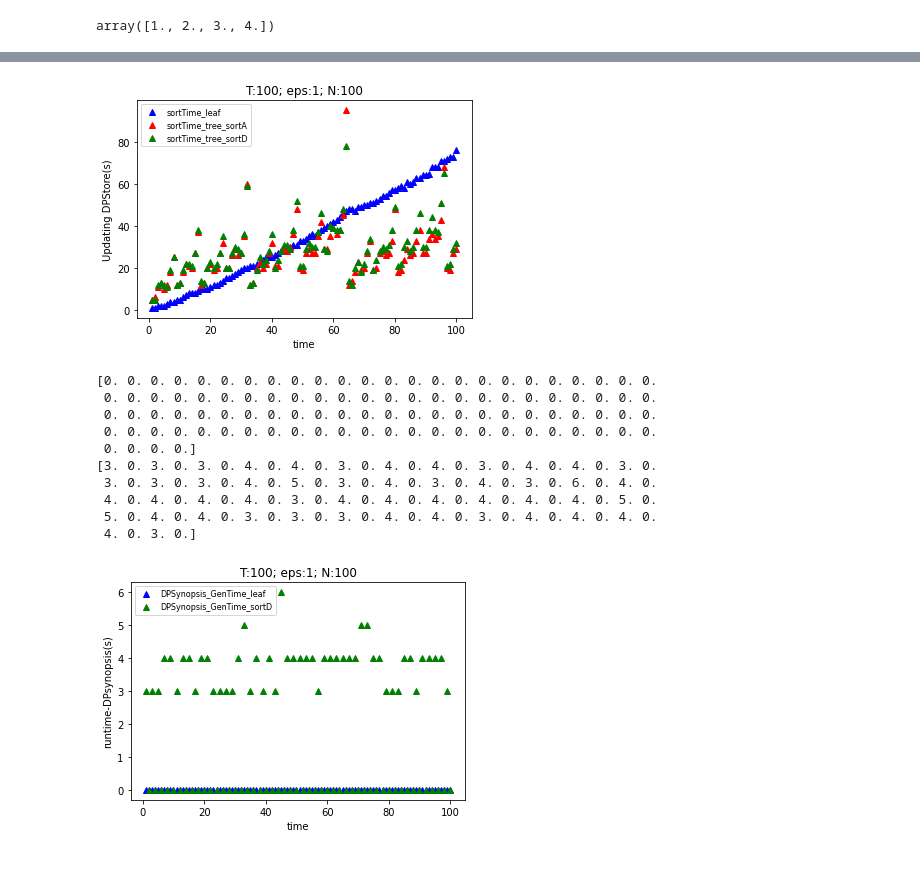
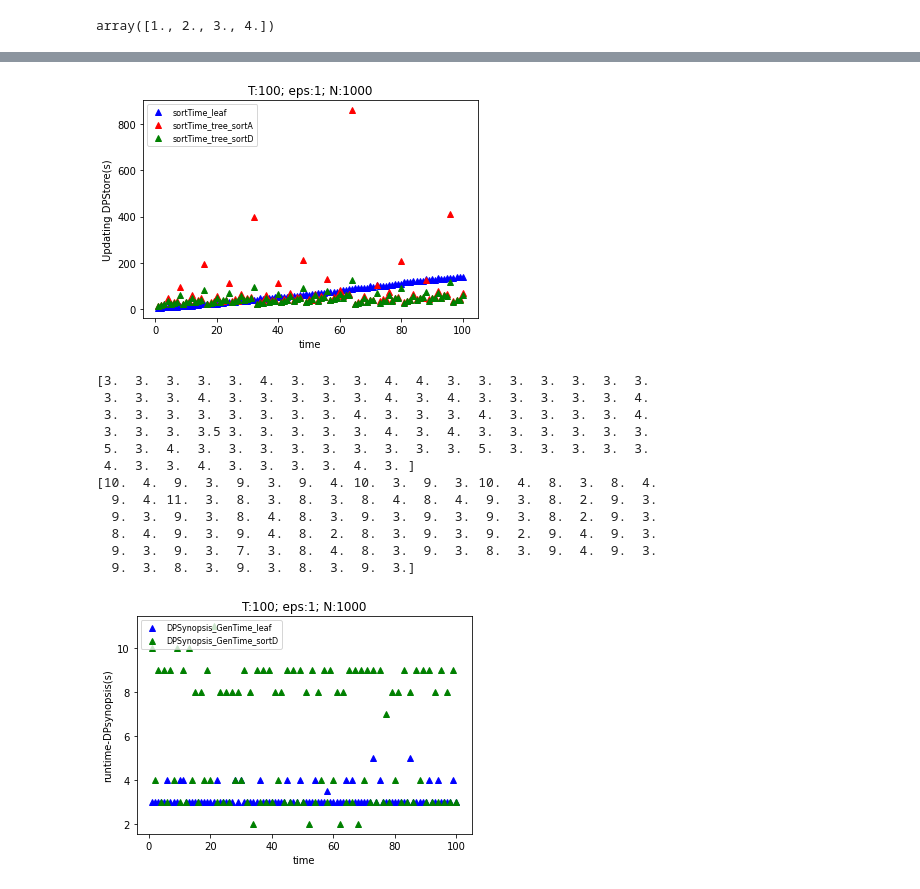
Before and after one commit to ypzhang725/Longshot, a Jupyter notebook: emp-sh2pc/resultsEMP/EMP.ipynb, the cells around one changed output, grey strips where cells are left out. Cells and saved outputs as stored; diff of their text form; code cells hidden in the pictures.

```diff
--- a/emp-sh2pc/resultsEMP/EMP.ipynb
+++ b/emp-sh2pc/resultsEMP/EMP.ipynb
@@ -405,7 +406,7 @@ def plotQ12(T, eps, N):
 # y axis: three errors for point and range queries
 T = 100
 eps = 1
-N = 100
+N = 1000
 plotQ12(T, eps, N)
 # T 1000
 # %% [output]
@@ -432,20 +433,21 @@ def plotCache(T, arrayLeaf, arrayTree_sortSubroot, arrayTree_sortD, xlable, ylab
     plt.legend(loc="upper left", prop={'size': 8})
 
     plt.title(title)
-    plt.savefig("plots/Q2-"+ylable+"-"+title+".png", bbox_inches='tight')
+    plt.savefig("plots100-1000/Q2-"+ylable+"-"+title+".png", bbox_inches='tight')
 
     plt.show()
 
 
 def plotSort(T, arrayLeaf, arrayTree_sortA, arrayTree_sortD, xlable, ylable, title):
     xpoints = np.linspace(1, T, T, endpoint=True)
+    x1points = np.linspace(1, 100, 100, endpoint=True)
     y1points = arrayLeaf
     y2points = arrayTree_sortA
     y3points = arrayTree_sortD
 
     #plt.subplot(1, 1, 1)
     plt.plot(xpoints, y1points, 'b^', label="sortTime_leaf")
-    plt.plot(xpoints, y2points, 'r^', label="sortTime_tree_sortA")
+    plt.plot(x1points, y2points, 'r^', label="sortTime_tree_sortA")
     plt.plot(xpoints, y3points, 'g^', label="sortTime_tree_sortD")
 
     plt.xlabel(xlable)
@@ -453,7 +455,7 @@ def plotSort(T, arrayLeaf, arrayTree_sortA, arrayTree_sortD, xlable, ylable, tit
     plt.legend(loc="upper left", prop={'size': 8})
 
     plt.title(title)
-    plt.savefig("plots/Q2-"+ylable+"-"+title+".png", bbox_inches='tight')
+    plt.savefig("plots100-1000/Q2-"+ylable+"-"+title+".png", bbox_inches='tight')
     plt.show()
 
 def plotQ21(T, eps, N):
@@ -462,7 +464,7 @@ def plotQ21(T, eps, N):
     eps_string = str(eps)+","
     N_string = str(N)
     fileNameLeaf = "leafbin40_ss1.txt,"+T_string+eps_string+N_string+";2.txt"
-    fileNameTreeSortA = "treebin40_ss1.txt,"+T_string+eps_string+N_string+",0;0.txt"
+    fileNameTreeSortA = "treebin40_ss1.txt,"+"100,"+eps_string+N_string+",0;0.txt"
     fileNameTreeSortD = "treebin40_ss1.txt,"+T_string+eps_string+N_string+",2;0.txt"
 
     # read files, parse and return mean
@@ -488,15 +490,15 @@ def plotQ21(T, eps, N):
 # %%
 # Q2-DPStore-sortTime: emp
 # x axis: T
 # y axis: sortTime
 T = 100
 eps = 1
-N = 100
+N = 1000
 plotQ21(T, eps, N)
 # nlog2n
 # todo emp
 # %% [output]
-[figure, old version]
+[figure, new version]
 # %%
 def plotDPSynopsisTime(T, arrayLeaf, arrayTree_sortD, xlable, ylable, title):
     xpoints = np.linspace(1, T, T, endpoint=True)
@@ -542,20 +544,22 @@ def plotQ21(T, eps, N):
 # y axis: sortTime
 T = 100
 eps = 1
-N = 100
+N = 1000
 plotQ21(T, eps, N)
 # %% [output]
-[0. 0. 0. 0. 0. 0. 0. 0. 0. 0. 0. 0. 0. 0. 0. 0. 0. 0. 0. 0. 0. 0. 0. 0.
- 0. 0. 0. 0. 0. 0. 0. 0. 0. 0. 0. 0. 0. 0. 0. 0. 0. 0. 0. 0. 0. 0. 0. 0.
- 0. 0. 0. 0. 0. 0. 0. 0. 0. 0. 0. 0. 0. 0. 0. 0. 0. 0. 0. 0. 0. 0. 0. 0.
- 0. 0. 0. 0. 0. 0. 0. 0. 0. 0. 0. 0. 0. 0. 0. 0. 0. 0. 0. 0. 0. 0. 0. 0.
- 0. 0. 0. 0.]
-[3. 0. 3. 0. 3. 0. 4. 0. 4. 0. 3. 0. 4. 0. 4. 0. 3. 0. 4. 0. 4. 0. 3. 0.
- 3. 0. 3. 0. 3. 0. 4. 0. 5. 0. 3. 0. 4. 0. 3. 0. 4. 0. 3. 0. 6. 0. 4. 0.
- 4. 0. 4. 0. 4. 0. 4. 0. 3. 0. 4. 0. 4. 0. 4. 0. 4. 0. 4. 0. 4. 0. 5. 0.
- 5. 0. 4. 0. 4. 0. 3. 0. 3. 0. 3. 0. 4. 0. 4. 0. 3. 0. 4. 0. 4. 0. 4. 0.
- 4. 0. 3. 0.]
+[3.  3.  3.  3.  3.  4.  3.  3.  3.  4.  4.  3.  3.  3.  3.  3.  3.  3.
+ 3.  3.  3.  4.  3.  3.  3.  3.  3.  4.  3.  4.  3.  3.  3.  3.  3.  4.
+ 3.  3.  3.  3.  3.  3.  3.  3.  4.  3.  3.  3.  4.  3.  3.  3.  3.  4.
+ 3.  3.  3.  3.5 3.  3.  3.  3.  3.  4.  3.  4.  3.  3.  3.  3.  3.  3.
+ 5.  3.  4.  3.  3.  3.  3.  3.  3.  3.  3.  3.  5.  3.  3.  3.  3.  3.
+ 4.  3.  3.  4.  3.  3.  3.  3.  4.  3. ]
+[10.  4.  9.  3.  9.  3.  9.  4. 10.  3.  9.  3. 10.  4.  8.  3.  8.  4.
+  9.  4. 11.  3.  8.  3.  8.  3.  8.  4.  8.  4.  9.  3.  8.  2.  9.  3.
+  9.  3.  9.  3.  8.  4.  8.  3.  9.  3.  9.  3.  9.  3.  8.  2.  9.  3.
+  8.  4.  9.  3.  9.  4.  8.  2.  8.  3.  9.  3.  9.  2.  9.  4.  9.  3.
+  9.  3.  9.  3.  7.  3.  8.  4.  8.  3.  9.  3.  8.  3.  9.  4.  9.  3.
+  9.  3.  8.  3.  9.  3.  8.  3.  9.  3.]
-[figure, old version]
+[figure, new version]
 # %%
 def plotMulti(lst, leaf_lst, treeD_lst, treeA_lst, title):
 
```
Also changed, not shown: parts of 7 cells of this notebook, 32 other files.
